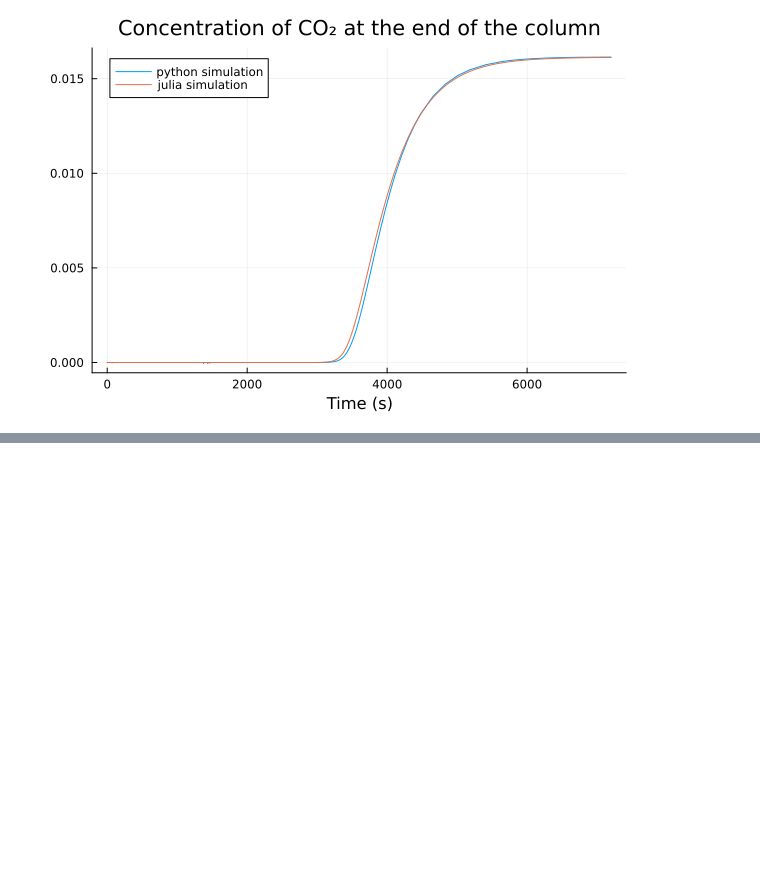
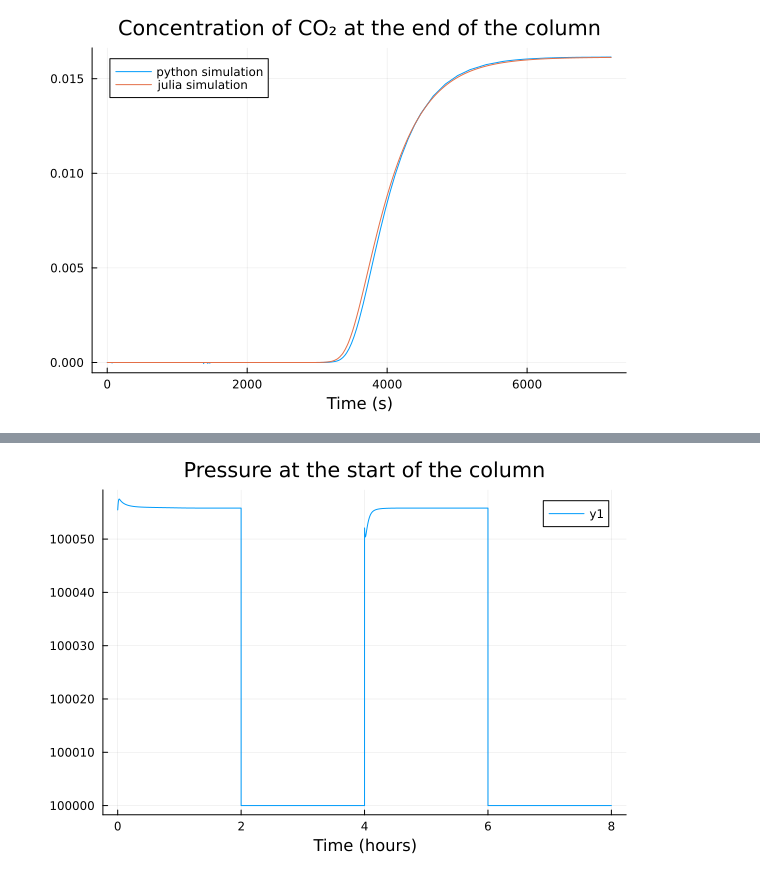
Before and after one commit to shivang57721/adsorption_process, a Jupyter notebook: notebooks/tests.ipynb, the cells around one changed output, grey strips where cells are left out. Saved outputs shown, nothing was run; the diff lists cells and outputs as text; code cells hidden in the pictures; blank space fills up the shorter version.

```diff
--- a/notebooks/tests.ipynb
+++ b/notebooks/tests.ipynb
@@ -18,0 +124,7 @@ title!("Concentration of CO₂ at the end of the column")
+# %%
+ts = 1:3600*8
+plot(ts./3600, [sol(t)[index_data.ip, 1] for t in ts])
+title!("Pressure at the start of the column")
+xlabel!("Time (hours)")
+# %% [output]
+[figure, added]
```
Also changed, not shown: parts of 7 cells of this notebook, 4 other files.
